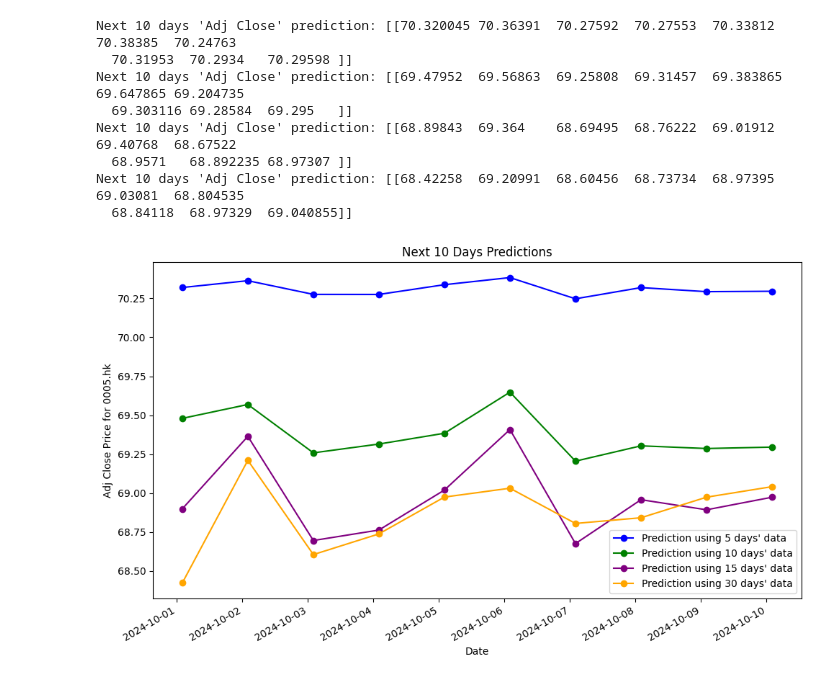
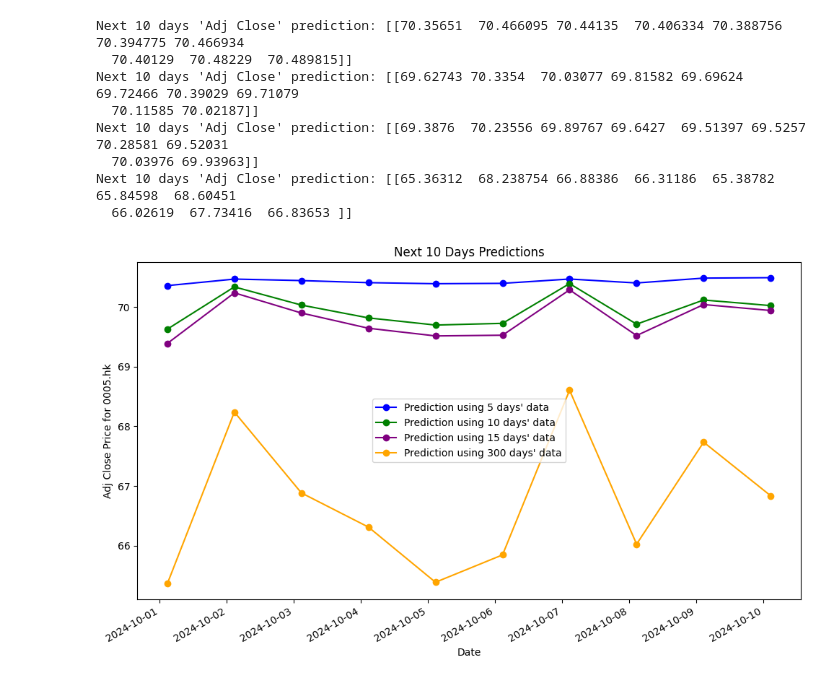
Before and after one commit to mayuanyang/stock_predictor, a Jupyter notebook: train.ipynb, the cells around one changed output. Saved outputs shown, nothing was run; the diff lists cells and outputs as text; code cells hidden in the pictures.

```diff
--- a/train.ipynb
+++ b/train.ipynb
@@ -17,7 +17,7 @@ import yfinance as yf
 from yahoofinancials import YahooFinancials
 # %%
 stock_code = '0005.hk'
-start_date = '2023-01-01'
+start_date = '2010-01-01'
 interval = '1d' # 1m, 2m, 5m, 15m, 30m, 60m, 90m, 1h, 1d, 5d, 1wk, 1mo, 3mo
 # %%
 df = yf.download(stock_code, start=start_date, interval=interval, progress=False)
@@ -65,7 +65,7 @@ from stock_dataset import StockDataset
 from torch.utils.data import DataLoader, Subset
 
 # Define sequence and target lengths
-sequence_length = 60  # 60 days of historical data
+sequence_length = 300  # 60 days of historical data
 target_length = 10    # Predict 5 days
 
 # Create dataset
@@ -101,9 +101,9 @@ from models.stock_predictor import StockPredictor
 # Model parameters
 input_size = data.shape[1]  # Number of input features (e.g., 10 features)
 print('The num of features', input_size)
-hidden_size = 128
+hidden_size = 64
 num_heads = 4
-num_layers = 4
+num_layers = 2
 output_size = target_length  # Predict 10 days
 dropout = 0.1
 batch_size = 32
@@ -120,7 +120,7 @@ final_holdout_size = int(0.05 * len(dataset))   # Hold out the last 10% of data
 
 
 # Set the number of epochs for training
-epochs = 10  # Example: Train for 50 epochs
+epochs = 20  # Example: Train for 50 epochs
 
 print('Total trainable params {}'.format(sum(p.numel() for p in model.parameters() if p.requires_grad)))
 
@@ -191,46 +178,46 @@ import matplotlib.pyplot as plt
 from datetime import datetime, timedelta
 import matplotlib.dates as mdates
 
-look_bank_days = [5, 10, 15, 30]
+look_bank_days = [5, 10, 15, 300]
 colors = ['blue', 'green', 'purple', 'orange']  # Different colors for each line
 
 plt.figure(figsize=(10, 6))
 
 for i, days in enumerate(look_bank_days):
     adj_close_prediction = eval(days)  # Assuming `eval` returns appropriate prediction data for the given `days`
 
     # Create a list of dates starting from today
     num_days = target_length  # Assuming prediction gives values for the next N days
     start_date = datetime.today()
     dates = [start_date + timedelta(days=i) for i in range(num_days)]
 
     # Plotting with different colors and markers
     plt.plot(dates, adj_close_prediction[0], label=f"Prediction using {days} days' data",
              color=colors[i], marker='o')
 
 # Format the x-axis to show dates and improve readability
 plt.gcf().autofmt_xdate()
 plt.gca().xaxis.set_major_locator(mdates.DayLocator())
 plt.gca().xaxis.set_major_formatter(mdates.DateFormatter('%Y-%m-%d'))
 
 # Add labels and title
 plt.xlabel('Date')
 plt.ylabel('Adj Close Price for {0}'.format(stock_code))
 plt.title(f"Next {target_length} Days Predictions")
 
 # Display the legend (captions)
 plt.legend()
 
 # Show the plot
 plt.tight_layout()
 plt.show()
 # %% [output]
-Next 10 days 'Adj Close' prediction: [[70.320045 70.36391  70.27592  70.27553  70.33812  70.38385  70.24763
-  70.31953  70.2934   70.29598 ]]
-Next 10 days 'Adj Close' prediction: [[69.47952  69.56863  69.25808  69.31457  69.383865 69.647865 69.204735
-  69.303116 69.28584  69.295   ]]
-Next 10 days 'Adj Close' prediction: [[68.89843  69.364    68.69495  68.76222  69.01912  69.40768  68.67522
-  68.9571   68.892235 68.97307 ]]
-Next 10 days 'Adj Close' prediction: [[68.42258  69.20991  68.60456  68.73734  68.97395  69.03081  68.804535
-  68.84118  68.97329  69.040855]]
+Next 10 days 'Adj Close' prediction: [[70.35651  70.466095 70.44135  70.406334 70.388756 70.394775 70.466934
+  70.40129  70.48229  70.489815]]
+Next 10 days 'Adj Close' prediction: [[69.62743 70.3354  70.03077 69.81582 69.69624 69.72466 70.39029 69.71079
+  70.11585 70.02187]]
+Next 10 days 'Adj Close' prediction: [[69.3876  70.23556 69.89767 69.6427  69.51397 69.5257  70.28581 69.52031
+  70.03976 69.93963]]
+Next 10 days 'Adj Close' prediction: [[65.36312  68.238754 66.88386  66.31186  65.38782  65.84598  68.60451
+  66.02619  67.73416  66.83653 ]]
-[figure, old version]
+[figure, new version]
```
Also changed, not shown: parts of 2 cells of this notebook, 2 other files.
